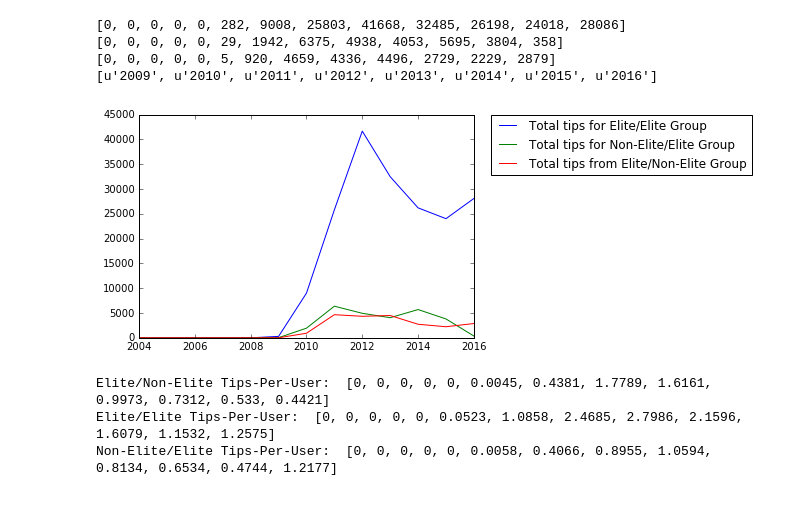
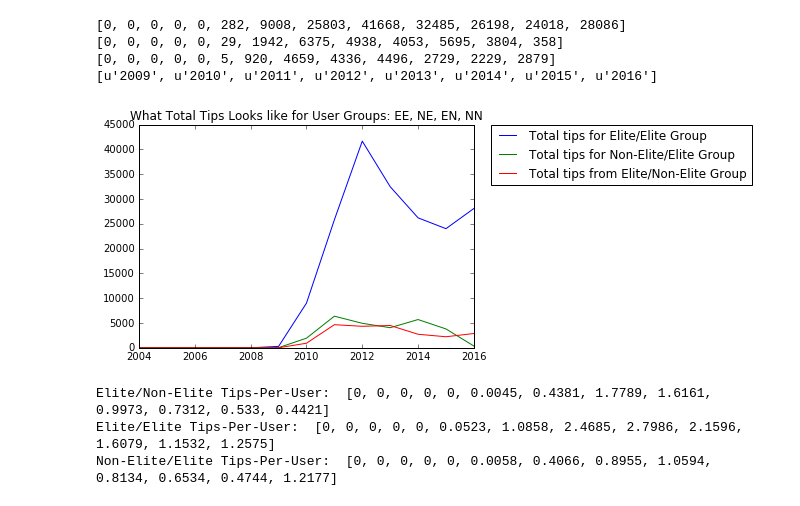
Before and after one commit to CornellDataScience/Yelp, a Jupyter notebook: salt-baes/Veronica/vmo5_eliteusers.ipynb, the cells around one changed output. Saved outputs shown, nothing was run; the diff lists cells and outputs as text; code cells hidden in the pictures.

```diff
--- a/salt-baes/Veronica/vmo5_eliteusers.ipynb
+++ b/salt-baes/Veronica/vmo5_eliteusers.ipynb
@@ -552,13 +570,14 @@ print yearspossible[5:13]
 [0, 0, 0, 0, 0, 5, 920, 4659, 4336, 4496, 2729, 2229, 2879]
 [u'2009', u'2010', u'2011', u'2012', u'2013', u'2014', u'2015', u'2016']
 # %%
+plt.title('What Total Tips Looks like for User Groups: EE, NE, EN, NN')
 plt.plot(yearspossible[:13], tipsEEyears, label='Total tips for Elite/Elite Group')
 plt.plot(yearspossible[:13], tipsNEyears, label='Total tips for Non-Elite/Elite Group')
 plt.plot(yearspossible[:13], tipsENyears, label='Total tips from Elite/Non-Elite Group')
 plt.legend(bbox_to_anchor=(1.05, 1), loc=2, borderaxespad=0.)
 plt.show()
 # %% [output]
-[figure, old version]
+[figure, new version]
 # %%
 tipsEN_TPU=([0,0,0,0,0]+[round(len(tipsEN09)/float(len(userpattern09[0])),4),
                 round(len(tipsEN10)/float(len(userpattern10[0])),4),
```
Also changed, not shown: parts of 15 cells of this notebook, 5 other files.
